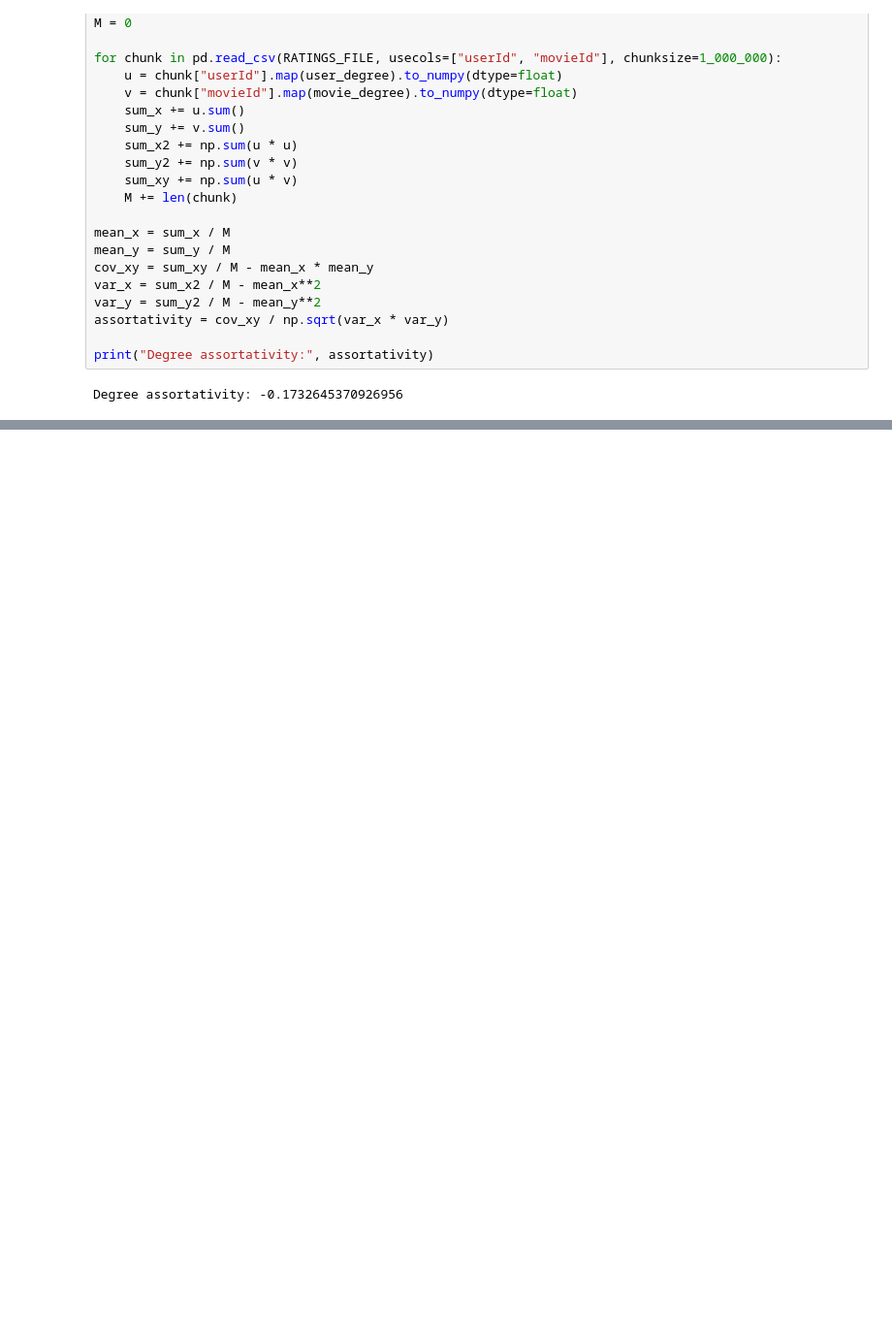
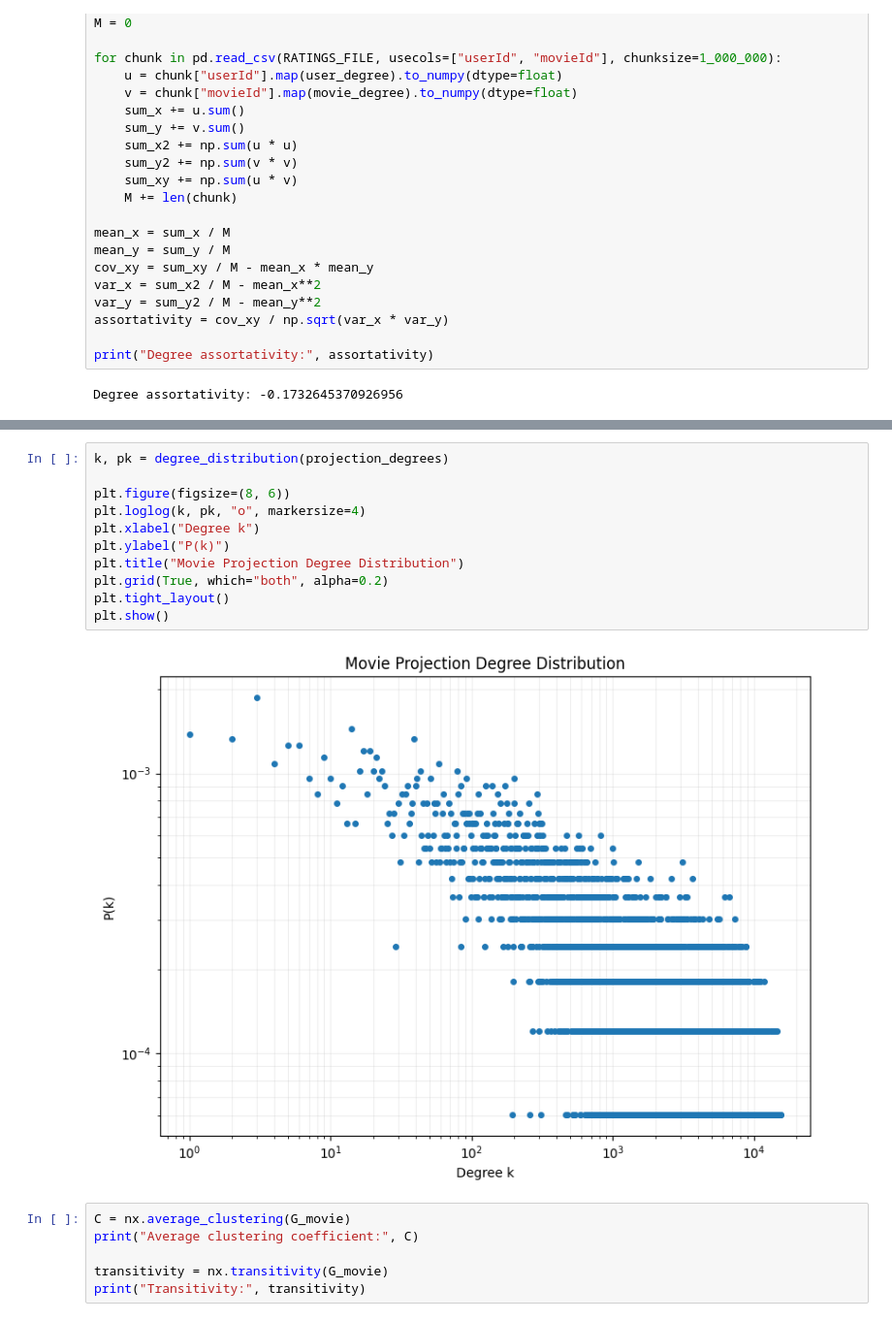
Before and after one commit to ajdebruyn/analysis-labs, a Jupyter notebook: data_analysis/network_properties.ipynb, the cells around one changed output, grey strips where cells are left out. Shown at 97% size. Drawn from its saved outputs; the diff is of its cells as text; blank space fills up the shorter version.

```diff
--- a/data_analysis/network_properties.ipynb
+++ b/data_analysis/network_properties.ipynb
@@ -380,0 +427,19 @@ Degree assortativity: -0.1732645370926956
+# %%
+k, pk = degree_distribution(projection_degrees)
+
+plt.figure(figsize=(8, 6))
+plt.loglog(k, pk, "o", markersize=4)
+plt.xlabel("Degree k")
+plt.ylabel("P(k)")
+plt.title("Movie Projection Degree Distribution")
+plt.grid(True, which="both", alpha=0.2)
+plt.tight_layout()
+plt.show()
+# %% [output]
+[figure, added]
+# %%
+C = nx.average_clustering(G_movie)
+print("Average clustering coefficient:", C)
+
+transitivity = nx.transitivity(G_movie)
+print("Transitivity:", transitivity)
```
Also changed, not shown: parts of 3 cells of this notebook, 1 other file.
